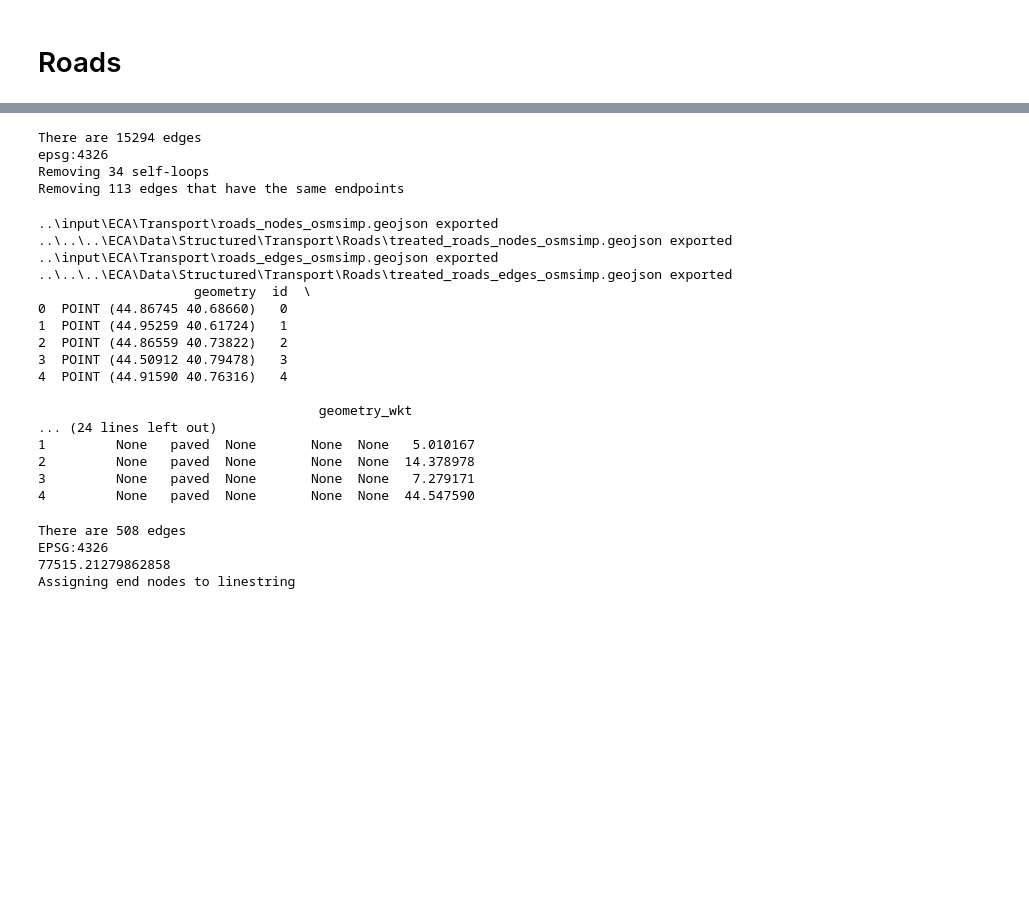
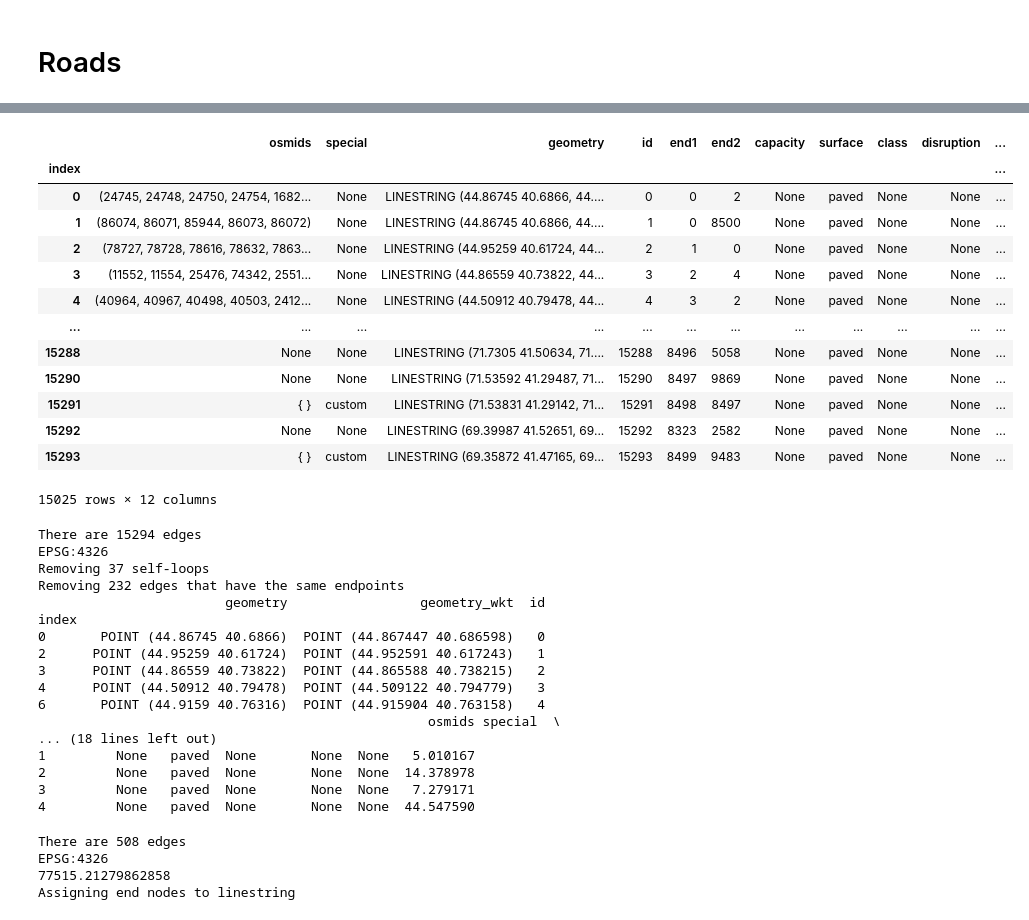
Before and after one commit to ccolon/disrupt-sc, a Jupyter notebook: dataprep/TransportNetwork.ipynb, the cells around one changed output, grey strips where cells are left out. Cells and saved outputs as stored; diff of their text form; code cells hidden in the pictures; blank space fills up the shorter version.

```diff
--- a/dataprep/TransportNetwork.ipynb
+++ b/dataprep/TransportNetwork.ipynb
@@ -226,3 +267,20 @@ def create_nodes_and_update_edges(edges):
+# %%
+edges
+# %% [output]
+|  | osmids | special | geometry | id | end1 | end2 | capacity | surface | class | disruption | ... |
+| index |  |  |  |  |  |  |  |  |  |  | ... |
+| 0 | (24745, 24748, 24750, 24754, 1682... | None | LINESTRING (44.86745 40.6866, 44.... | 0 | 0 | 2 | None | paved | None | None | ... |
+| 1 | (86074, 86071, 85944, 86073, 86072) | None | LINESTRING (44.86745 40.6866, 44.... | 1 | 0 | 8500 | None | paved | None | None | ... |
+| 2 | (78727, 78728, 78616, 78632, 7863... | None | LINESTRING (44.95259 40.61724, 44... | 2 | 1 | 0 | None | paved | None | None | ... |
+| 3 | (11552, 11554, 25476, 74342, 2551... | None | LINESTRING (44.86559 40.73822, 44... | 3 | 2 | 4 | None | paved | None | None | ... |
+| 4 | (40964, 40967, 40498, 40503, 2412... | None | LINESTRING (44.50912 40.79478, 44... | 4 | 3 | 2 | None | paved | None | None | ... |
+| ... | ... | ... | ... | ... | ... | ... | ... | ... | ... | ... | ... |
+| 15288 | None | None | LINESTRING (71.7305 41.50634, 71.... | 15288 | 8496 | 5058 | None | paved | None | None | ... |
+| 15290 | None | None | LINESTRING (71.53592 41.29487, 71... | 15290 | 8497 | 9869 | None | paved | None | None | ... |
+| 15291 | { } | custom | LINESTRING (71.53831 41.29142, 71... | 15291 | 8498 | 8497 | None | paved | None | None | ... |
+| 15292 | None | None | LINESTRING (69.39987 41.52651, 69... | 15292 | 8323 | 2582 | None | paved | None | None | ... |
+| 15293 | { } | custom | LINESTRING (69.35872 41.47165, 69... | 15293 | 8499 | 9483 | None | paved | None | None | ... |
+15025 rows × 12 columns
 # %%
 transport_mode = 'roads'
 special_suffix = "_osmsimp"  # _ximena leave empty "" otherwise
@@ -260,32 +318,28 @@ if "special" not in edges.columns:
 edges = addKm(edges, projected_crs)
 
 # Exports
-export(nodes, edges, input_folder, output_folder, transport_mode, special_suffix)
+#export(nodes, edges, input_folder, output_folder, transport_mode, special_suffix)
 
 print(nodes.head())
 print(edges.head())
 # %% [output]
 There are 15294 edges
-epsg:4326
-Removing 34 self-loops
-Removing 113 edges that have the same endpoints
+EPSG:4326
+Removing 37 self-loops
+Removing 232 edges that have the same endpoints
+                        geometry                 geometry_wkt  id
+index
+0       POINT (44.86745 40.6866)  POINT (44.867447 40.686598)   0
+2      POINT (44.95259 40.61724)  POINT (44.952591 40.617243)   1
+3      POINT (44.86559 40.73822)  POINT (44.865588 40.738215)   2
+4      POINT (44.50912 40.79478)  POINT (44.509122 40.794779)   3
+6       POINT (44.9159 40.76316)  POINT (44.915904 40.763158)   4
+                                                  osmids special  \
+... (18 lines left out)
+1         None   paved  None       None  None   5.010167
+2         None   paved  None       None  None  14.378978
+3         None   paved  None       None  None   7.279171
+4         None   paved  None       None  None  44.547590
-..\input\ECA\Transport\roads_nodes_osmsimp.geojson exported
-..\..\..\ECA\Data\Structured\Transport\Roads\treated_roads_nodes_osmsimp.geojson exported
-..\input\ECA\Transport\roads_edges_osmsimp.geojson exported
-..\..\..\ECA\Data\Structured\Transport\Roads\treated_roads_edges_osmsimp.geojson exported
-                    geometry  id  \
-0  POINT (44.86745 40.68660)   0
-1  POINT (44.95259 40.61724)   1
-2  POINT (44.86559 40.73822)   2
-3  POINT (44.50912 40.79478)   3
-4  POINT (44.91590 40.76316)   4
-
-                                    geometry_wkt
-... (24 lines left out)
-1         None   paved  None       None  None   5.010167
-2         None   paved  None       None  None  14.378978
-3         None   paved  None       None  None   7.279171
-4         None   paved  None       None  None  44.547590
 # %%
 transport_mode = 'roads'
 special_suffix = ""  # _ximena leave empty "" otherwise
```
Also changed, not shown: parts of 3 cells of this notebook, 16 other files.
